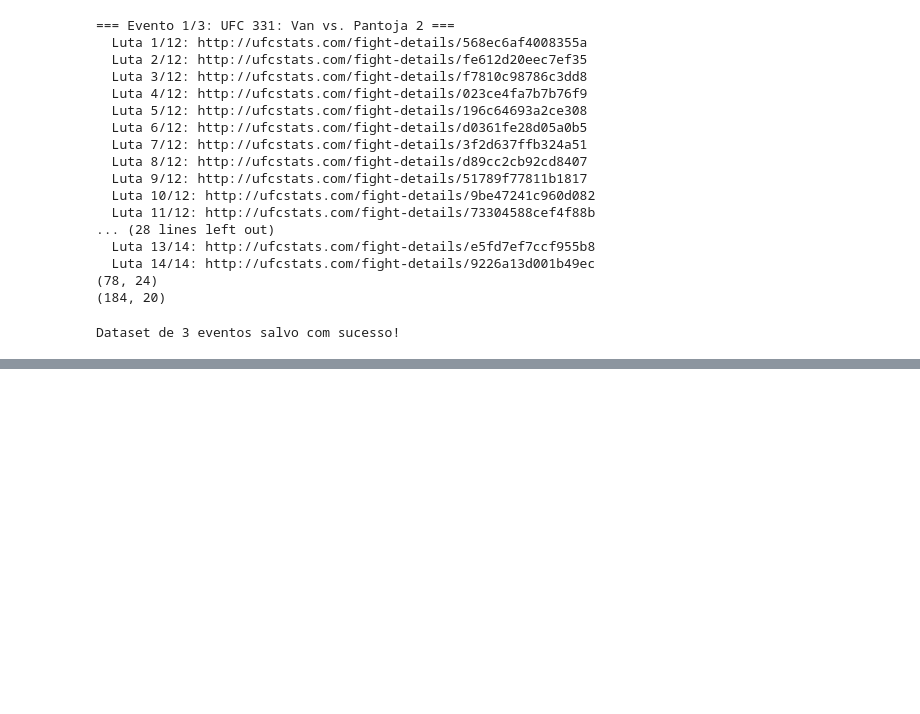
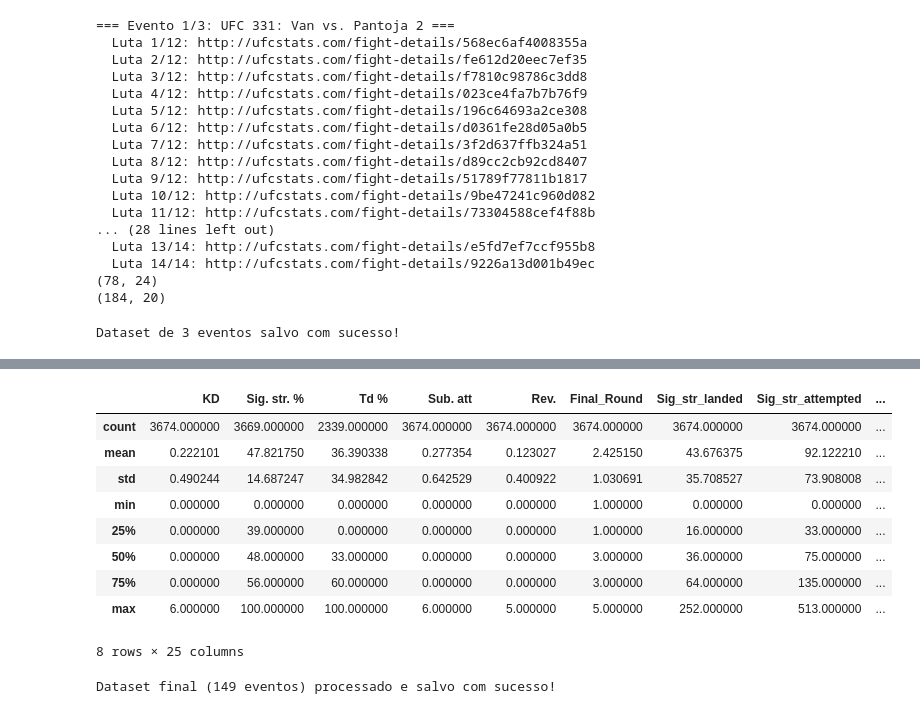
Before and after one commit to khannnn1/ufc-data, a Jupyter notebook: notebooks/01_scrapper_test_luta.ipynb, the cells around one changed output, grey strips where cells are left out. Saved outputs shown, nothing was run; the diff lists cells and outputs as text; code cells hidden in the pictures; blank space fills up the shorter version.

```diff
--- a/notebooks/01_scrapper_test_luta.ipynb
+++ b/notebooks/01_scrapper_test_luta.ipynb
@@ -669,0 +1053,3 @@ Dataset de 3 eventos salvo com sucesso!
+# %%
+eventos_completos = extrair_eventos_multiplas_paginas(driver, num_paginas=6)
+print(len(eventos_completos))
@@ -669,0 +1064,9 @@ Dataset de 3 eventos salvo com sucesso!
+# %%
+df_ja_processado = pd.read_csv("../data/raw/eventos_resumo.csv")
+urls_ja_processadas = set(df_ja_processado["Event_URL"].unique())
+
+eventos_novos = [e for e in eventos_completos if e["url"] not in urls_ja_processadas]
+
+print(f"Total coletado: {len(eventos_completos)}")
+print(f"Já processados antes: {len(urls_ja_processadas)}")
+print(f"Novos a processar: {len(eventos_novos)}")
@@ -669,0 +1077,5 @@ Dataset de 3 eventos salvo com sucesso!
+# %%
+df_resumo_final, df_round_final = extrair_varios_eventos(eventos_novos, driver, limite=None)
+
+print(df_resumo_final.shape)
+print(df_round_final.shape)
@@ -669,0 +1112,12 @@ Dataset de 3 eventos salvo com sucesso!
+# %%
+df_final_resumo_limpo = df_resumo_final.copy()
+
+for col in colunas_of:
+    df_final_resumo_limpo = separar_landed_attempted(df_final_resumo_limpo, col)
+
+for col in colunas_pct:
+    df_final_resumo_limpo = limpar_percentual(df_final_resumo_limpo, col)
+
+df_final_resumo_limpo = tempo_para_segundos(df_final_resumo_limpo, "Ctrl")
+
+df_final_resumo_limpo.dtypes
@@ -669,0 +1172,20 @@ Dataset de 3 eventos salvo com sucesso!
+# %%
+df_final_resumo_limpo.describe()
+# %% [output]
+|  | KD | Sig. str. % | Td % | Sub. att | Rev. | Final_Round | Sig_str_landed | Sig_str_attempted | ... |
+| count | 3674.000000 | 3669.000000 | 2339.000000 | 3674.000000 | 3674.000000 | 3674.000000 | 3674.000000 | 3674.000000 | ... |
+| mean | 0.222101 | 47.821750 | 36.390338 | 0.277354 | 0.123027 | 2.425150 | 43.676375 | 92.122210 | ... |
+| std | 0.490244 | 14.687247 | 34.982842 | 0.642529 | 0.400922 | 1.030691 | 35.708527 | 73.908008 | ... |
+| min | 0.000000 | 0.000000 | 0.000000 | 0.000000 | 0.000000 | 1.000000 | 0.000000 | 0.000000 | ... |
+| 25% | 0.000000 | 39.000000 | 0.000000 | 0.000000 | 0.000000 | 1.000000 | 16.000000 | 33.000000 | ... |
+| 50% | 0.000000 | 48.000000 | 33.000000 | 0.000000 | 0.000000 | 3.000000 | 36.000000 | 75.000000 | ... |
+| 75% | 0.000000 | 56.000000 | 60.000000 | 0.000000 | 0.000000 | 3.000000 | 64.000000 | 135.000000 | ... |
+| max | 6.000000 | 100.000000 | 100.000000 | 6.000000 | 5.000000 | 5.000000 | 252.000000 | 513.000000 | ... |
+8 rows × 25 columns
+# %%
+df_final_resumo_limpo.to_csv("../data/processed/dataset_final_resumo_limpo.csv", index=False)
+df_final_round_limpo.to_csv("../data/processed/dataset_final_round_limpo.csv", index=False)
+
+print("Dataset final (149 eventos) processado e salvo com sucesso!")
+# %% [output]
+Dataset final (149 eventos) processado e salvo com sucesso!
```
Also changed, not shown: parts of 32 cells of this notebook.
